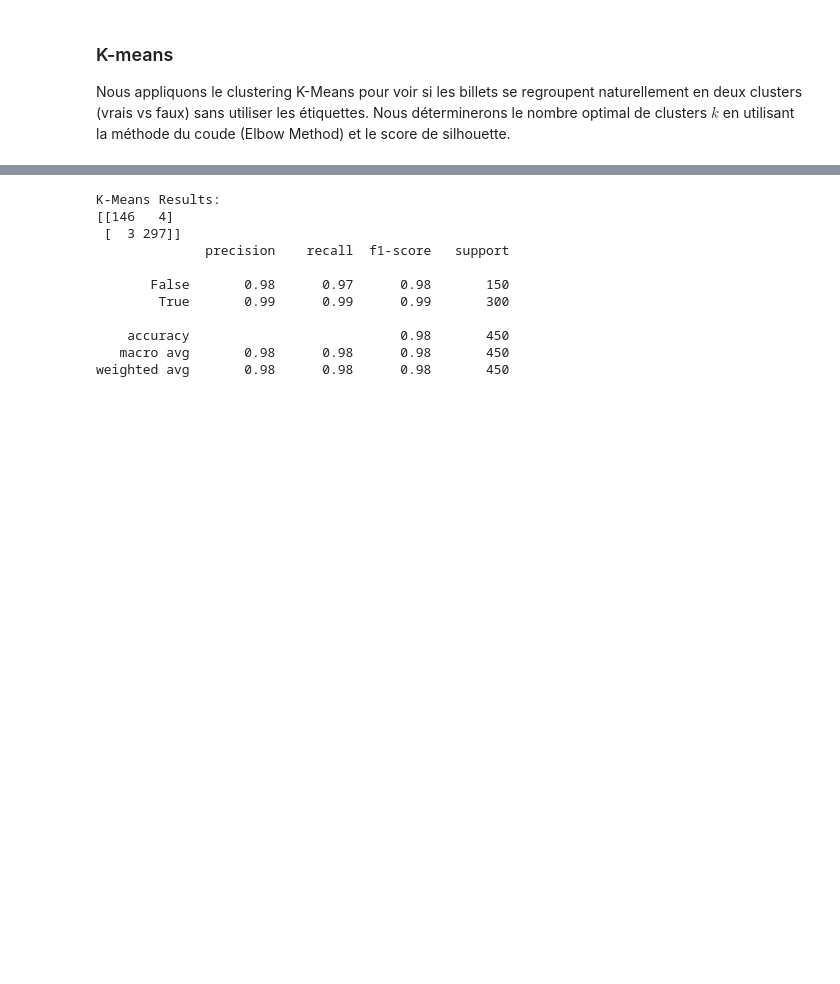
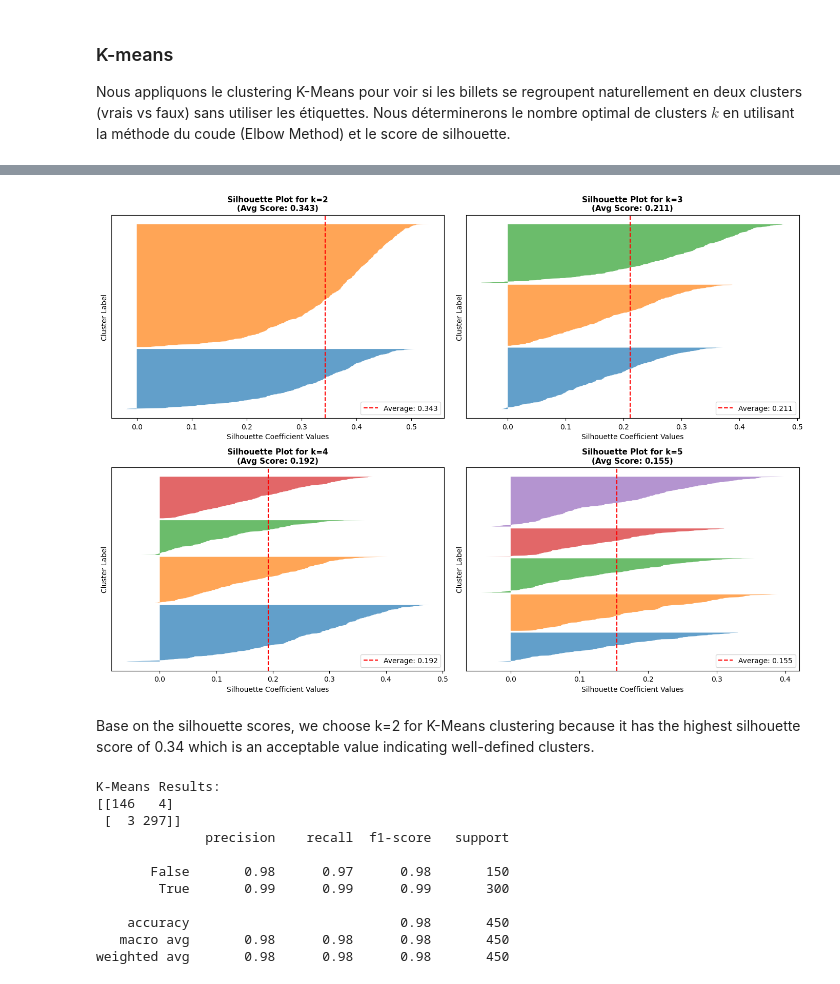
Before and after one commit to makokuzii/Detectez-des-faux-billets-avec-Python, a Jupyter notebook: main.ipynb, the cells around one changed output, grey strips where cells are left out. Cells and saved outputs as stored; diff of their text form; code cells hidden in the pictures; blank space fills up the shorter version.

```diff
--- a/main.ipynb
+++ b/main.ipynb
@@ -276,3 +323,42 @@ plt.show()
+# %%
+# Detailed Silhouette plots for each k value
+fig, axes = plt.subplots(2, 2, figsize=(14, 10))
+axes = axes.flatten()
+
+for idx, k in enumerate([2, 3, 4, 5]):
+    kmeans = KMeans(n_clusters=k, random_state=42, n_init=10)
+    cluster_labels = kmeans.fit_predict(X_train)
+    silhouette_avg = silhouette_score(X_train, cluster_labels)
+    sample_silhouette_values = silhouette_samples(X_train, cluster_labels)
+
+    ax = axes[idx]
+    y_lower = 10
+
+    for i in range(k):
+        ith_cluster_silhouette_values = sample_silhouette_values[cluster_labels == i]
+        ith_cluster_silhouette_values.sort()
+
+        size_cluster_i = ith_cluster_silhouette_values.shape[0]
+        y_upper = y_lower + size_cluster_i
+
+        ax.fill_betweenx(np.arange(y_lower, y_upper),
+                         0, ith_cluster_silhouette_values,
+                         alpha=0.7)
+        y_lower = y_upper + 10
+
+    ax.set_xlabel('Silhouette Coefficient Values', fontsize=10)
+    ax.set_ylabel('Cluster Label', fontsize=10)
+    ax.set_title(f'Silhouette Plot for k={k}\n(Avg Score: {silhouette_avg:.3f})', fontsize=11, fontweight='bold')
+    ax.axvline(x=silhouette_avg, color='red', linestyle='--', label=f'Average: {silhouette_avg:.3f}')
+    ax.set_yticks([])
+    ax.legend()
+
+plt.tight_layout()
+plt.show()
+# %% [output]
+[figure, added]
+# %% [markdown]
+Base on the silhouette scores, we choose k=2 for K-Means clustering because it has the highest silhouette score of 0.34 which is an acceptable value indicating well-defined clusters.
 # %%
 # Entraîner K-Means avec k=2
 kmeans = KMeans(n_clusters=2, random_state=42, n_init=10)
```
Also changed, not shown: parts of 7 cells of this notebook.
